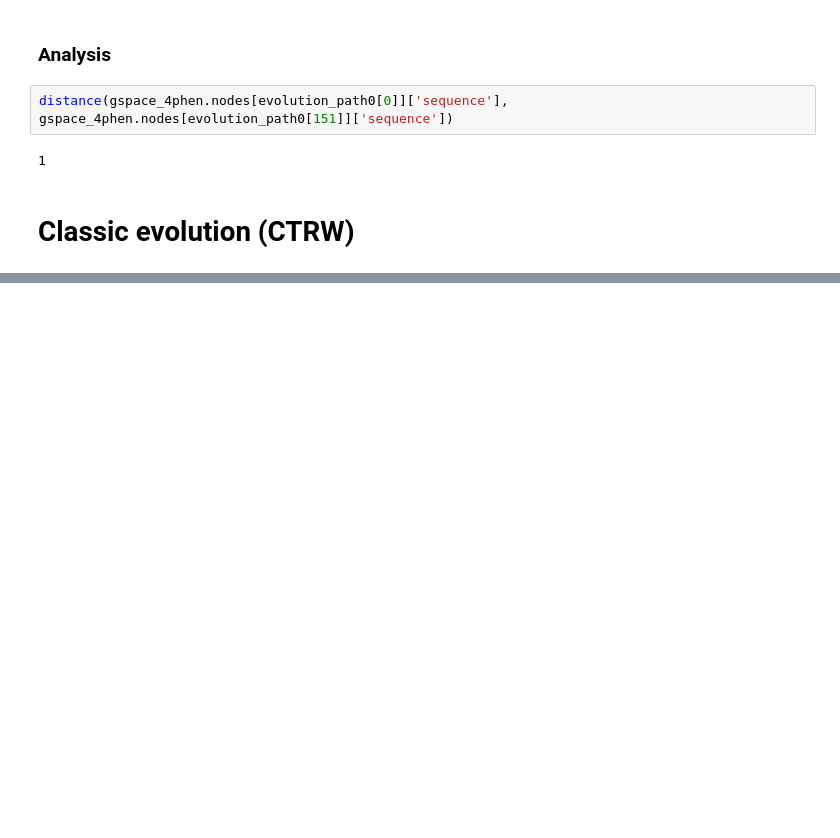
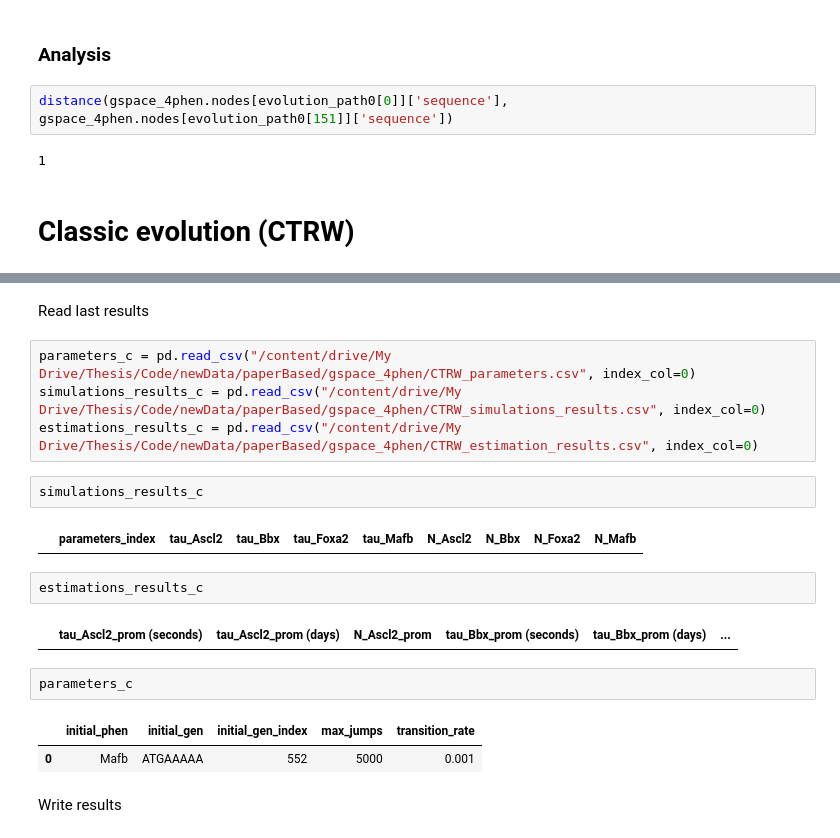
Before and after one commit to miguelruor/GeneticEvolution, a Jupyter notebook: GeneticEvolution.ipynb, the cells around one changed output, grey strips where cells are left out. Drawn from its saved outputs; the diff is of its cells as text; blank space fills up the shorter version.

Commit message:
Classical continuous random walks simulation

```diff
--- a/GeneticEvolution.ipynb
+++ b/GeneticEvolution.ipynb
@@ -712,0 +760,21 @@ distance(gspace_4phen.nodes[evolution_path0[0]]['sequence'], gspace_4phen.nodes[
+# %% [markdown]
+Read last results
+# %%
+parameters_c = pd.read_csv("/content/drive/My Drive/Thesis/Code/newData/paperBased/gspace_4phen/CTRW_parameters.csv", index_col=0)
+simulations_results_c = pd.read_csv("/content/drive/My Drive/Thesis/Code/newData/paperBased/gspace_4phen/CTRW_simulations_results.csv", index_col=0)
+estimations_results_c = pd.read_csv("/content/drive/My Drive/Thesis/Code/newData/paperBased/gspace_4phen/CTRW_estimation_results.csv", index_col=0)
+# %%
+simulations_results_c
+# %% [output]
+|  | parameters_index | tau_Ascl2 | tau_Bbx | tau_Foxa2 | tau_Mafb | N_Ascl2 | N_Bbx | N_Foxa2 | N_Mafb |
+# %%
+estimations_results_c
+# %% [output]
+|  | tau_Ascl2_prom (seconds) | tau_Ascl2_prom (days) | N_Ascl2_prom | tau_Bbx_prom (seconds) | tau_Bbx_prom (days) | ... |
+# %%
+parameters_c
+# %% [output]
+|  | initial_phen | initial_gen | initial_gen_index | max_jumps | transition_rate |
+| 0 | Mafb | ATGAAAAA | 552 | 5000 | 0.001 |
+# %% [markdown]
+Write results
```
Also changed, not shown: parts of 32 cells of this notebook.
